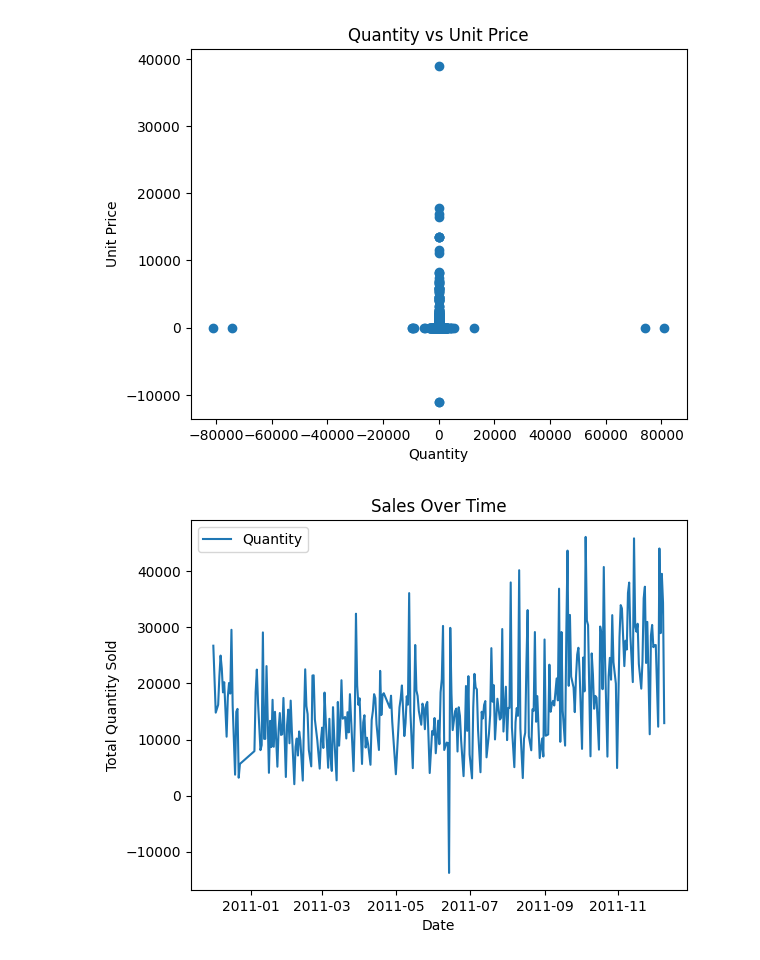
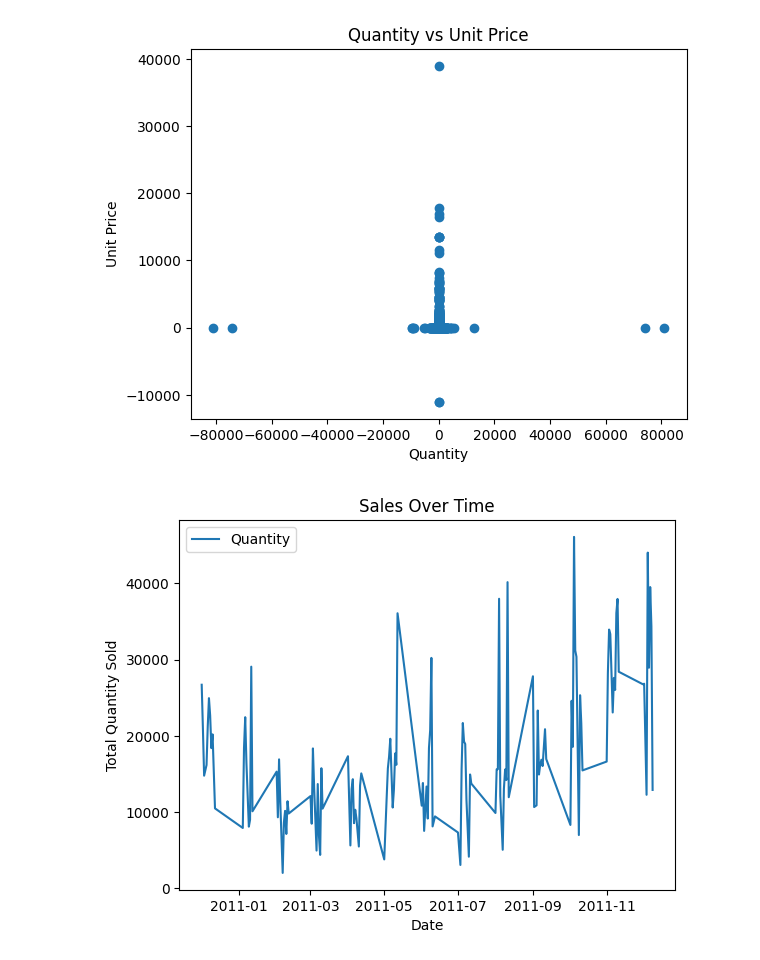
Before and after one commit to Fifithameera/project, a Jupyter notebook: python/EDA/test.ipynb, the cells around one changed output. Cells and saved outputs as stored; diff of their text form; code cells hidden in the pictures.

```diff
--- a/python/EDA/test.ipynb
+++ b/python/EDA/test.ipynb
@@ -284,11 +260,17 @@ plt.show()
 # %% [output]
 [figure]
 # %%
+# Convert InvoiceDate to datetime
+data['InvoiceDate'] = pd.to_datetime(data['InvoiceDate'], errors='coerce')
+
+# Now you can use the .dt accessor to extract the date
 sales_over_time = data.groupby(data['InvoiceDate'].dt.date).agg({'Quantity': 'sum'})
+
+# Plot the sales over time
 sales_over_time.plot(kind='line')
 plt.title('Sales Over Time')
 plt.xlabel('Date')
 plt.ylabel('Total Quantity Sold')
 plt.show()
 # %% [output]
-[figure, old version]
+[figure, new version]
```
Also changed, not shown: parts of 7 cells of this notebook.
